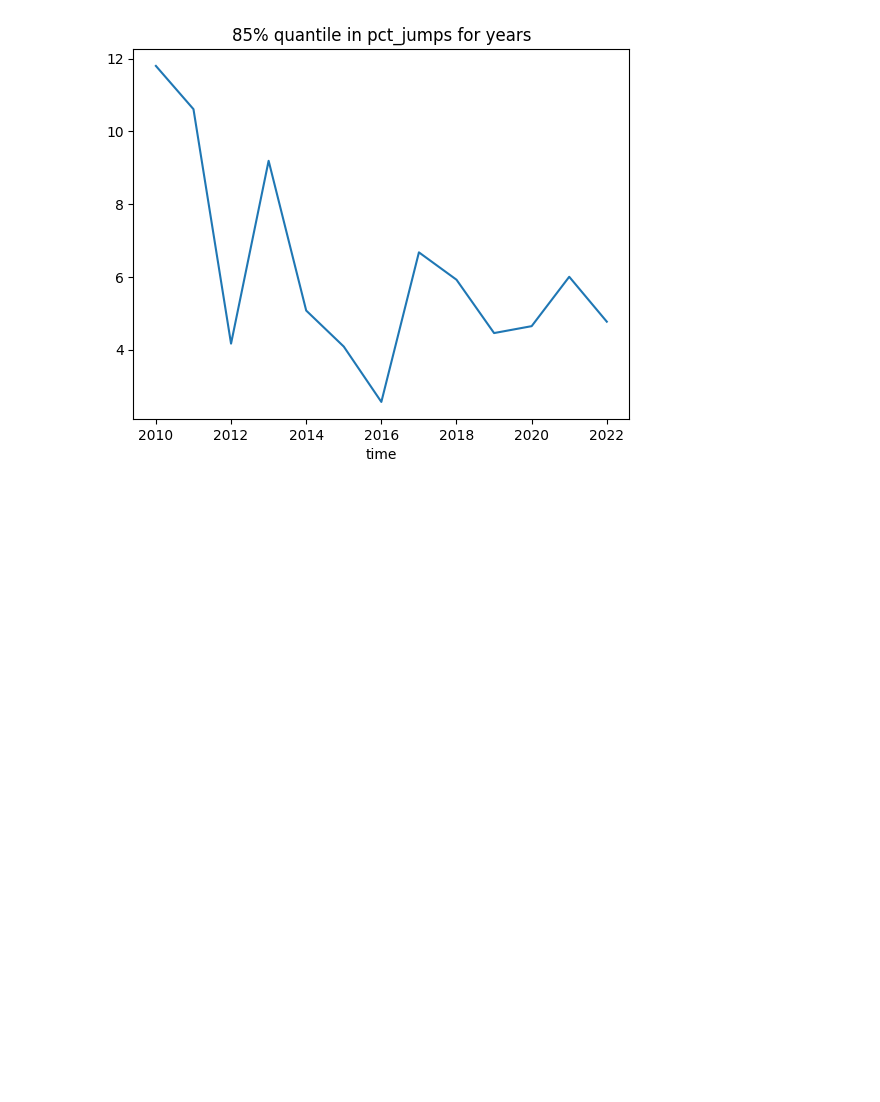
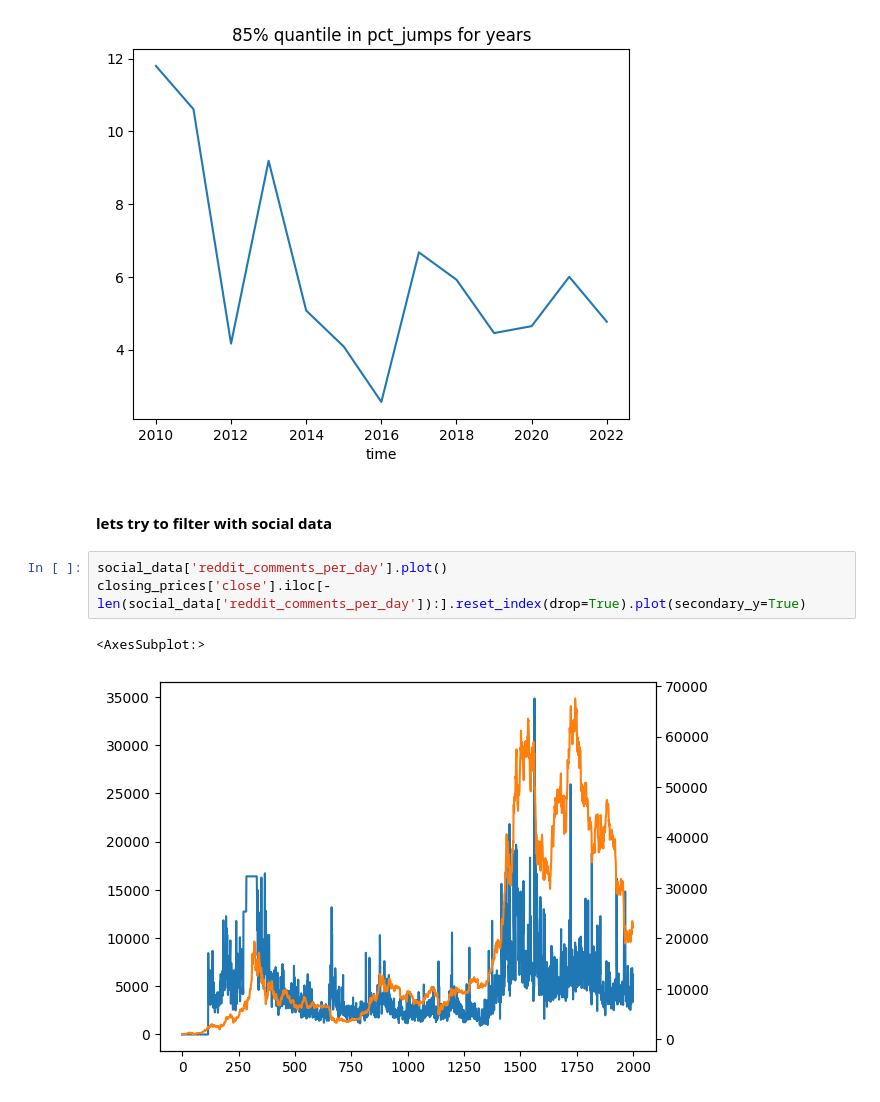
Before and after one commit to Marci0707/CryptoPredictions, a Jupyter notebook: useful_notebooks/anomalies.ipynb, the cells around one changed output. Cells and saved outputs as stored; diff of their text form; blank space fills up the shorter version.

```diff
--- a/useful_notebooks/anomalies.ipynb
+++ b/useful_notebooks/anomalies.ipynb
@@ -92,3 +92,11 @@ quantiles_per_year =  abs_pct_changes.groupby(abs_pct_changes.time.dt.year)['pct
 quantiles_per_year.plot(title='85% quantile in pct_jumps for years');
 # %% [output]
 [figure]
+# %% [markdown]
+#### lets try to filter with social data
+# %%
+social_data['reddit_comments_per_day'].plot()
+closing_prices['close'].iloc[-len(social_data['reddit_comments_per_day']):].reset_index(drop=True).plot(secondary_y=True)
+# %% [output]
+<AxesSubplot:>
+[figure, added]
```
Also changed, not shown: parts of 7 cells of this notebook, 5 other files.
